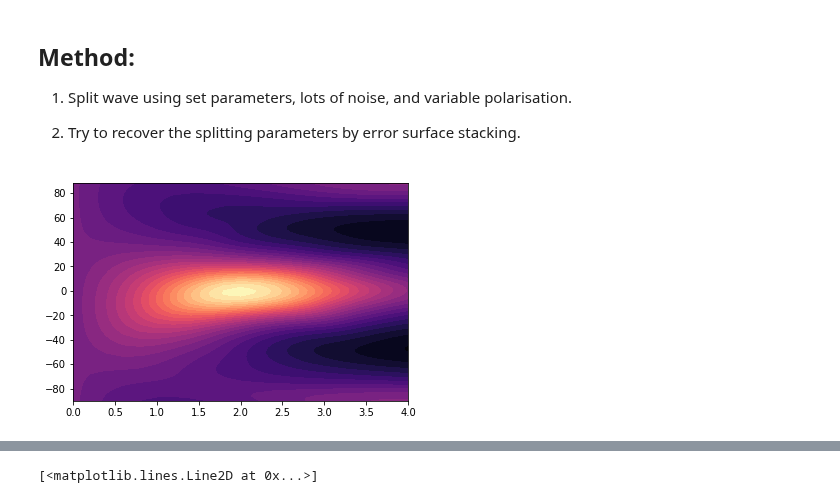
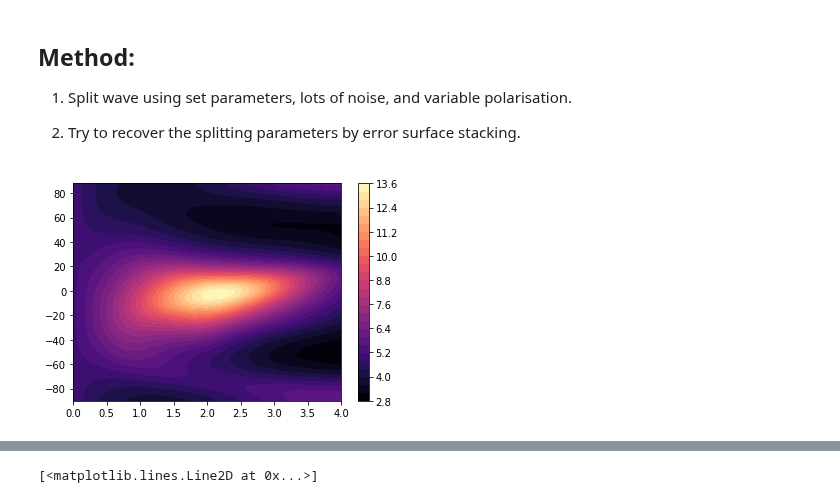
Before and after one commit to JackWalpole/splitwavepy, a Jupyter notebook: devel/Error_Surf_Stack.ipynb, the cells around one changed output, grey strips where cells are left out. Cells and saved outputs as stored; diff of their text form; code cells hidden in the pictures.

```diff
--- a/devel/Error_Surf_Stack.ipynb
+++ b/devel/Error_Surf_Stack.ipynb
@@ -26,7 +26,10 @@ delta = 0.1
 
 listM = [ sw.EigenM(pol=np.random.randint(360),
                     noise=noise_level,
-                    fast = fast,
-                    lag = lag,
+                    split = (fast, lag),
                     delta = delta,
-                    lags=(4,)) for _ in range(100) ]
+                    lags=(4,)) for _ in range(40) ]
+
+# 2. Collect in Stack
+
+S = sw.eigval.Stack(listM)
@@ -37,7 +36,8 @@ S = sw.eigval.Stack(listM)
 # %%
 # 3. Plot
 
-plt.contourf(S.lags,S.degs,S.stack(),26,cmap='magma')
+cax = plt.contourf(S.lags,S.degs,S.stack(),26,cmap='magma')
+plt.colorbar(cax)
 plt.show()
 # %% [output]
-[figure, old version]
+[figure, new version]
```
Also changed, not shown: parts of 10 cells of this notebook, 5 other files.
